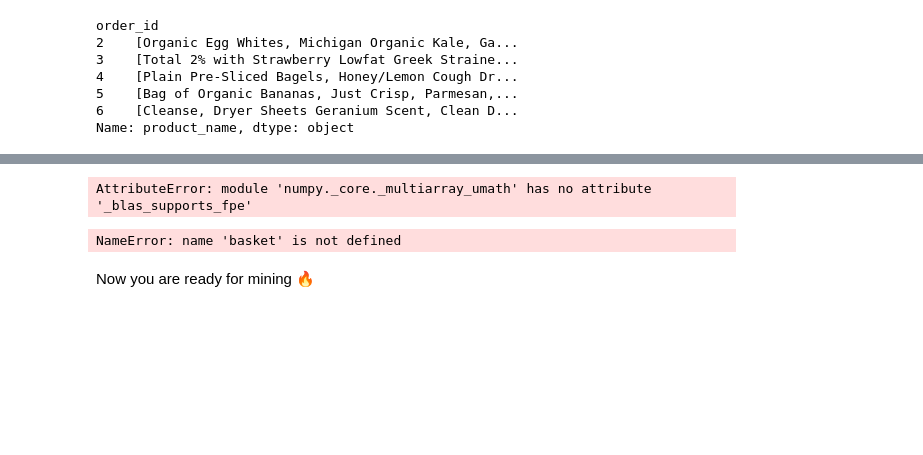
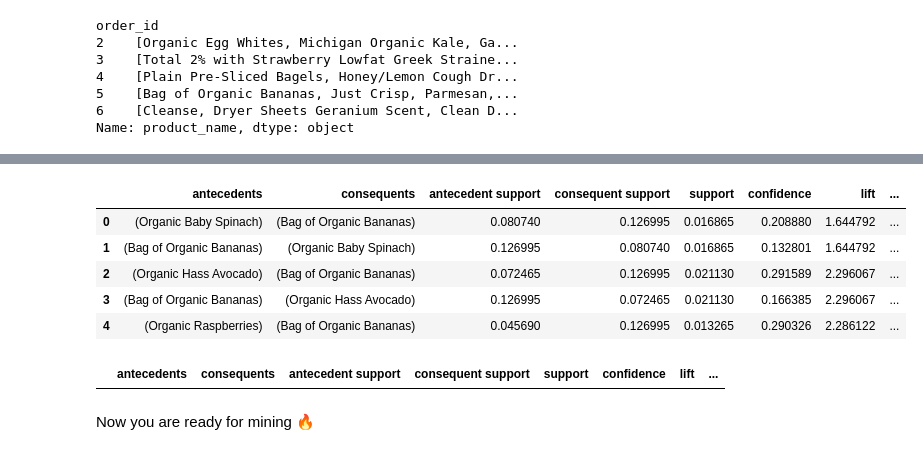
Before and after one commit to pradeepjoel/instacart-retail-project, a Jupyter notebook: association_rule_mining/association_rule_mining.ipynb, the cells around one changed output, grey strips where cells are left out. Saved outputs shown, nothing was run; the diff lists cells and outputs as text; code cells hidden in the pictures; blank space fills up the shorter version.

Commit message:
association rules mining

```diff
--- a/association_rule_mining/association_rule_mining.ipynb
+++ b/association_rule_mining/association_rule_mining.ipynb
@@ -53,0 +61,16 @@ We create it:
+# %%
+# because of the RAM error, I will delete rare products (90% of products are almost never bought)
+product_counts = df['product_name'].value_counts()
+
+popular_products = product_counts[product_counts > 5000].index
+
+df_filtered = df[df['product_name'].isin(popular_products)]
+# %%
+# Limit commands :
+# Instacart df contain the entire history of the cliens so we will consider only a sample
+sample_orders = df_filtered['order_id'].drop_duplicates().sample(200000, random_state=42)
+
+df_filtered = df_filtered[df_filtered['order_id'].isin(sample_orders)]
+
+# Step 3: Recreate the trandactions DF
+transactions = df_filtered.groupby('order_id')['product_name'].apply(list)
@@ -54,23 +93,39 @@ We create it:
 # %%
-%pip install --upgrade mlxtend numpy
-from mlxtend.preprocessing import TransactionEncoder
 
-te = TransactionEncoder()
-te_ary = te.fit(transactions).transform(transactions)
+from mlxtend.frequent_patterns import apriori, association_rules
 
-basket = pd.DataFrame(te_ary, columns=te.columns_)
-basket.head()
+# itemsets fréquents
+frequent_itemsets = apriori(
+    basket,
+    min_support=0.01,
+    use_colnames=True
+)
+
+# règles d'association
+rules = association_rules(
+    frequent_itemsets,
+    metric="lift",
+    min_threshold=1.2
+)
+
+rules.head()
 # %% [output]
-AttributeError: module 'numpy._core._multiarray_umath' has no attribute '_blas_supports_fpe'
+|  | antecedents | consequents | antecedent support | consequent support | support | confidence | lift | ... |
+| 0 | (Organic Baby Spinach) | (Bag of Organic Bananas) | 0.080740 | 0.126995 | 0.016865 | 0.208880 | 1.644792 | ... |
+| 1 | (Bag of Organic Bananas) | (Organic Baby Spinach) | 0.126995 | 0.080740 | 0.016865 | 0.132801 | 1.644792 | ... |
+| 2 | (Organic Hass Avocado) | (Bag of Organic Bananas) | 0.072465 | 0.126995 | 0.021130 | 0.291589 | 2.296067 | ... |
+| 3 | (Bag of Organic Bananas) | (Organic Hass Avocado) | 0.126995 | 0.072465 | 0.021130 | 0.166385 | 2.296067 | ... |
+| 4 | (Organic Raspberries) | (Bag of Organic Bananas) | 0.045690 | 0.126995 | 0.013265 | 0.290326 | 2.286122 | ... |
-# %%
-from mlxtend.frequent_patterns import apriori, association_rules
-
-frequent_itemsets = apriori(basket, min_support=0.01, use_colnames=True)
-
-rules = association_rules(frequent_itemsets, metric="lift", min_threshold=1.1)
-rules.sort_values("lift", ascending=False).head(10)
-# %% [output]
-NameError: name 'basket' is not defined
+# %%
+strong_rules = rules[
+    (rules['confidence'] > 0.4) &
+    (rules['lift'] > 1.8) &
+    (rules['support'] > 0.01)
+].sort_values(by='lift', ascending=False)
+
+strong_rules.head(20)
+# %% [output]
+|  | antecedents | consequents | antecedent support | consequent support | support | confidence | lift | ... |
 # %% [markdown]
 Now you are ready for mining 🔥
 # %% [markdown]
```
Also changed, not shown: parts of 3 cells of this notebook.
